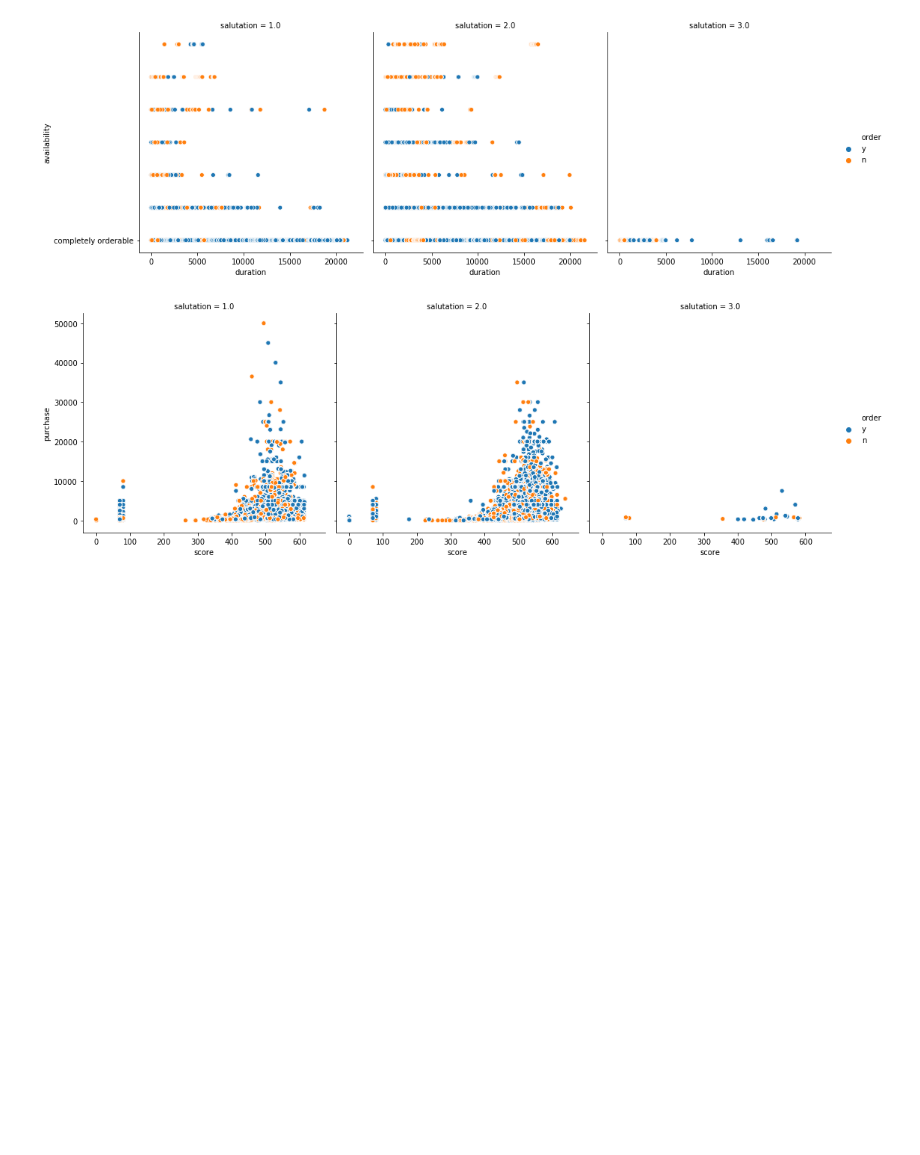
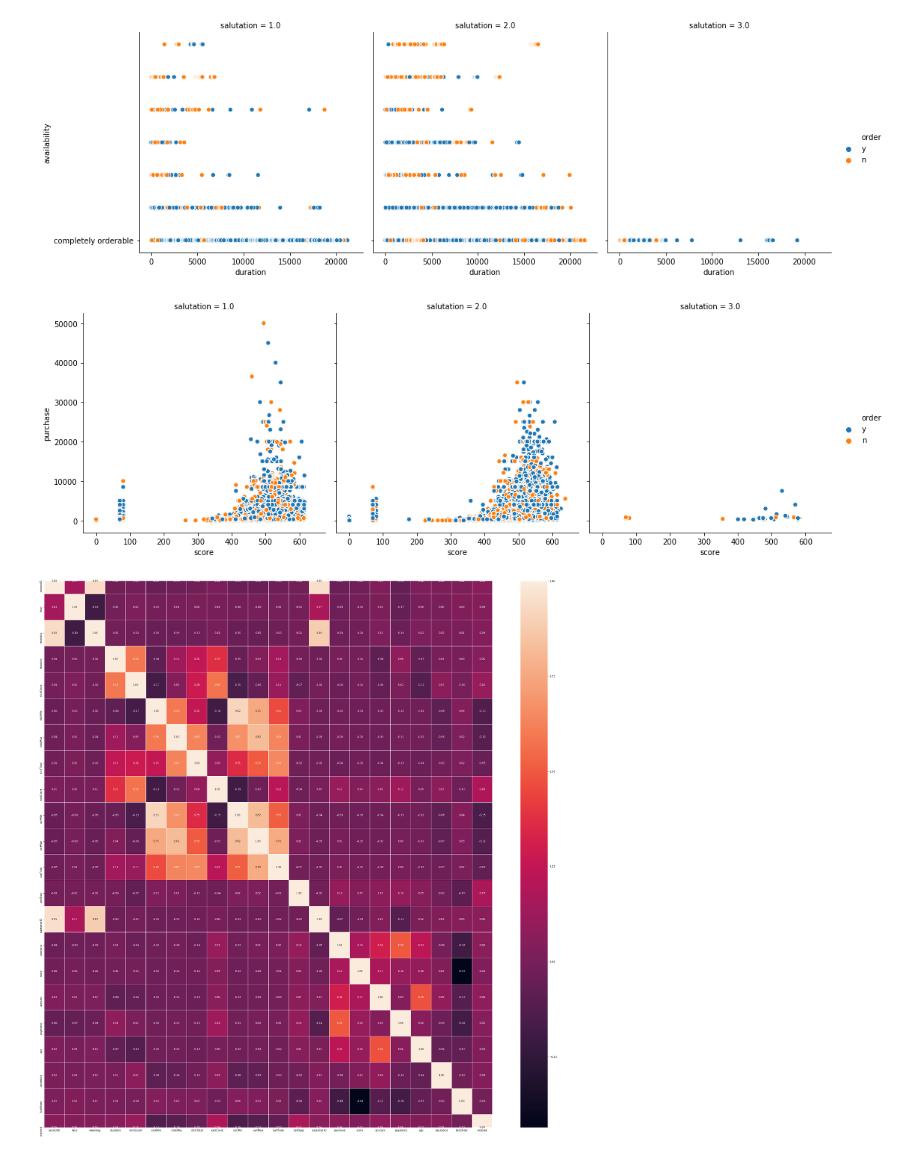
Before and after one commit to BrainMonkey/ml-contest1, a Jupyter notebook: python/jhiciano.ipynb, the cells around one changed output. Drawn from its saved outputs; the diff is of its cells as text; code cells hidden in the pictures; blank space fills up the shorter version.

```diff
--- a/python/jhiciano.ipynb
+++ b/python/jhiciano.ipynb
@@ -9,6 +25,7 @@ import sklearn as sk
 # %%
-data = pd.read_csv("../data/train.csv")
-data['ordered'] = (data['order'] !='n').astype(int) #Converts string `order` to int value for training
+df_train = pd.read_csv("../data/train.csv")
+df_test = pd.read_csv("../data/test.csv")
+df_train['ordered'] = (df_train['order'] !='n').astype(int) #Converts string `order` to int value for training
 # %% [markdown]
 ## Description of variables
 • sessionID: Session ID. 1-50000 in train.csv, 50001-55111 in test.csv.
@@ -99,2 +111,8 @@ sns.relplot(x="score", y="purchase", col="salutation",
 # %% [output]
 [figure]
+# %%
+corr = df_train[df_train.columns].corr()
+plt.figure(figsize = (40,40))
+sns.heatmap(corr, annot = True, linewidths=0.1, fmt=".2f");
+# %% [output]
+[figure, added]
```
Also changed, not shown: parts of 11 cells of this notebook, 1 other file.
